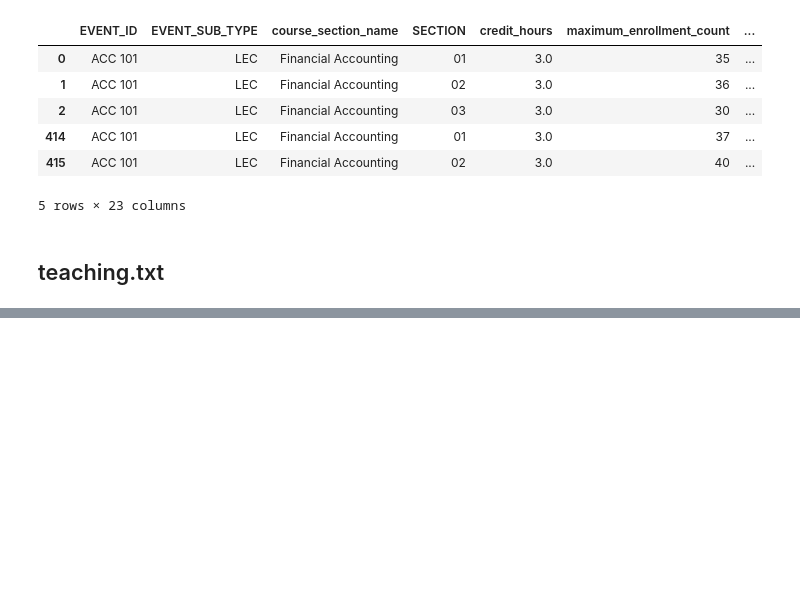
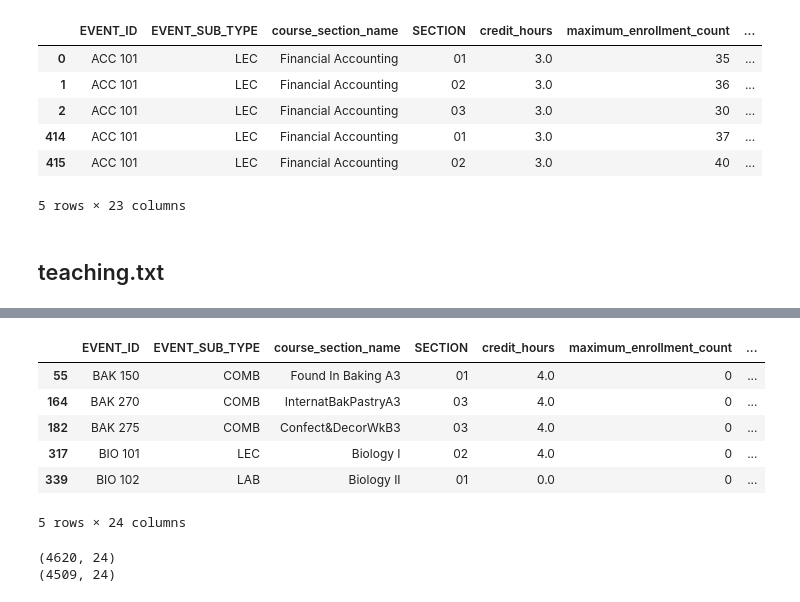
Before and after one commit to JeffWalton-PSC/Starfish, a Jupyter notebook: DegreePlanner/sections/sections.ipynb, the cells around one changed output, grey strips where cells are left out. Cells and saved outputs as stored; diff of their text form; code cells hidden in the pictures; blank space fills up the shorter version.

Commit message:
updated sections.py for teaching.txt drop null instructor

```diff
--- a/DegreePlanner/sections/sections.ipynb
+++ b/DegreePlanner/sections/sections.ipynb
@@ -224,6 +224,23 @@ dft.head()
 | 3 | ACC 101 | LEC | Financial Accounting | 01 | 3.0 | 37 | ... |
 | 4 | ACC 101 | LEC | Financial Accounting | 02 | 3.0 | 40 | ... |
 5 rows × 24 columns
+# %%
+dft[dft['PERSON_CODE_ID'].isnull()].head()
+# %% [output]
+|  | EVENT_ID | EVENT_SUB_TYPE | course_section_name | SECTION | credit_hours | maximum_enrollment_count | ... |
+| 55 | BAK 150 | COMB | Found In Baking A3 | 01 | 4.0 | 0 | ... |
+| 164 | BAK 270 | COMB | InternatBakPastryA3 | 03 | 4.0 | 0 | ... |
+| 182 | BAK 275 | COMB | Confect&DecorWkB3 | 03 | 4.0 | 0 | ... |
+| 317 | BIO 101 | LEC | Biology I | 02 | 4.0 | 0 | ... |
+| 339 | BIO 102 | LAB | Biology II | 01 | 0.0 | 0 | ... |
+5 rows × 24 columns
+# %%
+print(dft.shape)
+dft = dft[~dft['PERSON_CODE_ID'].isnull()]
+print(dft.shape)
+# %% [output]
+(4620, 24)
+(4509, 24)
 # %%
 dft = (dft[['course_section_id', 'PERSON_CODE_ID']]
        .rename({'course_section_id': 'course_section_integration_id',
```
Also changed, not shown: parts of 6 cells of this notebook, 1 other file.
